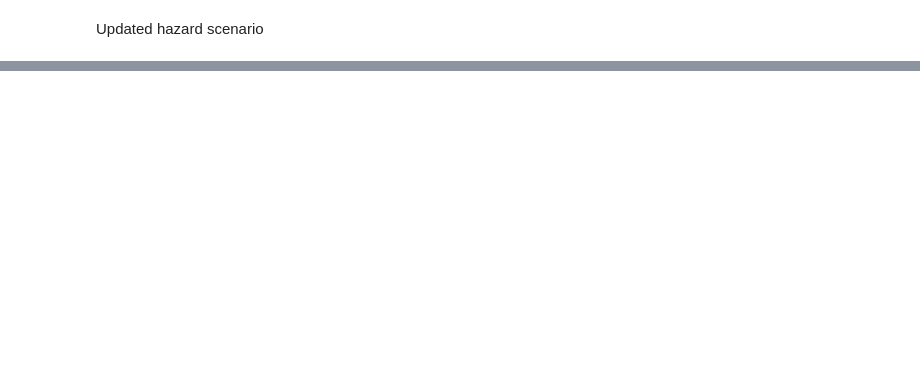
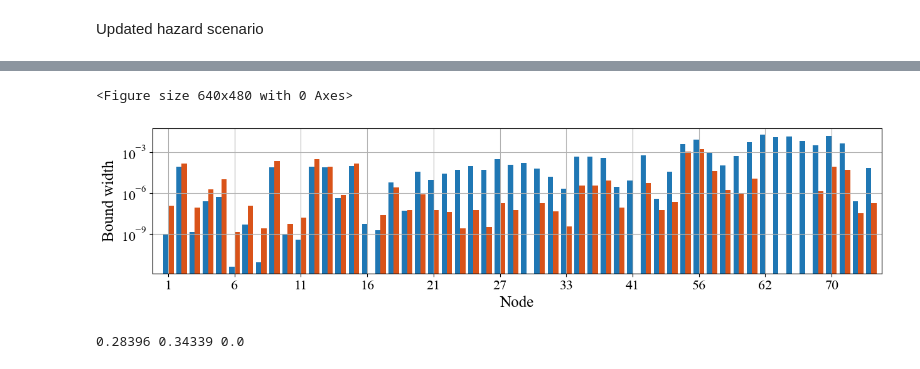
Before and after one commit to jieunbyun/BNS-JT, a Jupyter notebook: BNS_JT/demos/pf_map/plot.ipynb, the cells around one changed output, grey strips where cells are left out. Cells and saved outputs as stored; diff of their text form; code cells hidden in the pictures; blank space fills up the shorter version.

```diff
--- a/BNS_JT/demos/pf_map/plot.ipynb
+++ b/BNS_JT/demos/pf_map/plot.ipynb
@@ -294,0 +385,37 @@ print(node_pfs[node], node_pfs1d[node])
+# %%
+plt.figure()
+plt.figure(figsize=(15, 3))
+
+keys = [k for k in bnds2.keys() if nsamps[k] == 0]
+vals1 = [0.05*node_pfs[k] for k in keys]
+vals2 = [bnds2[k] for k in keys]
+
+# Plot the first set of data
+plt.bar([x * group_width for x in range(len(keys))], vals1, width, label='Original')
+
+# Plot the second set of data
+plt.bar([x * group_width + width for x in range(len(keys))], list(vals2), width, label='Updated', color=(0.8500, 0.3250, 0.0980))
+
+# Set x-ticks every 10 labels
+keys = [k[1:] for k in keys]
+plt.xticks([x * group_width + width/2 for x in range(0, len(keys), 5)], keys[::5])
+
+plt.xlim(-group_width, len(keys) * group_width)
+#plt.legend(fontsize=18)
+plt.grid(True)
+plt.yscale('log')
+
+plt.xlabel('Node', fontsize=18)
+plt.ylabel('Bound width', fontsize=18)
+
+plt.savefig('bnd_wid.png', dpi=500)
+%matplotlib inline
+plt.show()
+# %% [output]
+<Figure size 640x480 with 0 Axes>
+[figure, added]
+# %%
+node = 'n64'
+print(node_pfs[node], node_pfs2[node], bnds2[node])
+# %% [output]
+0.28396 0.34339 0.0
```
Also changed, not shown: parts of 23 cells of this notebook.
